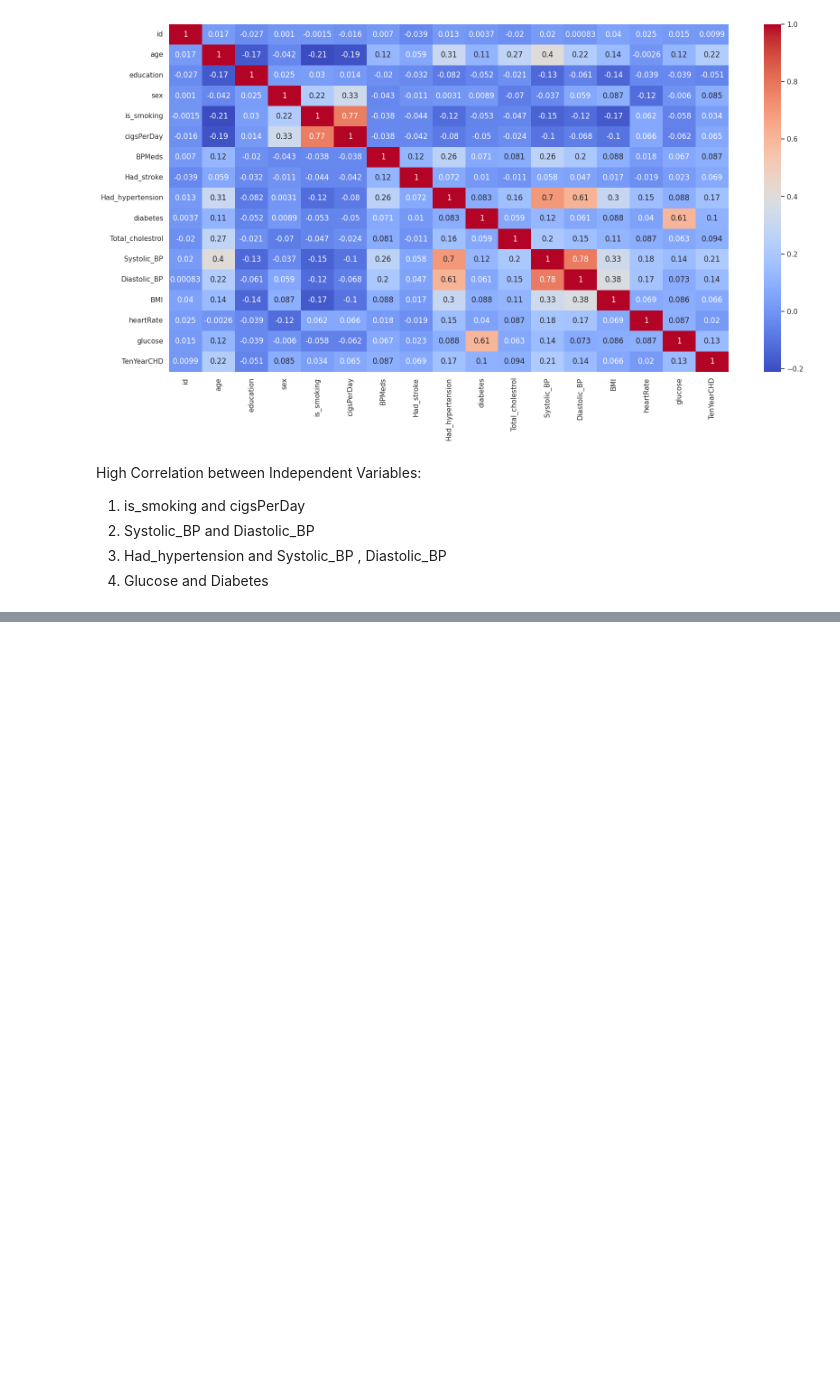
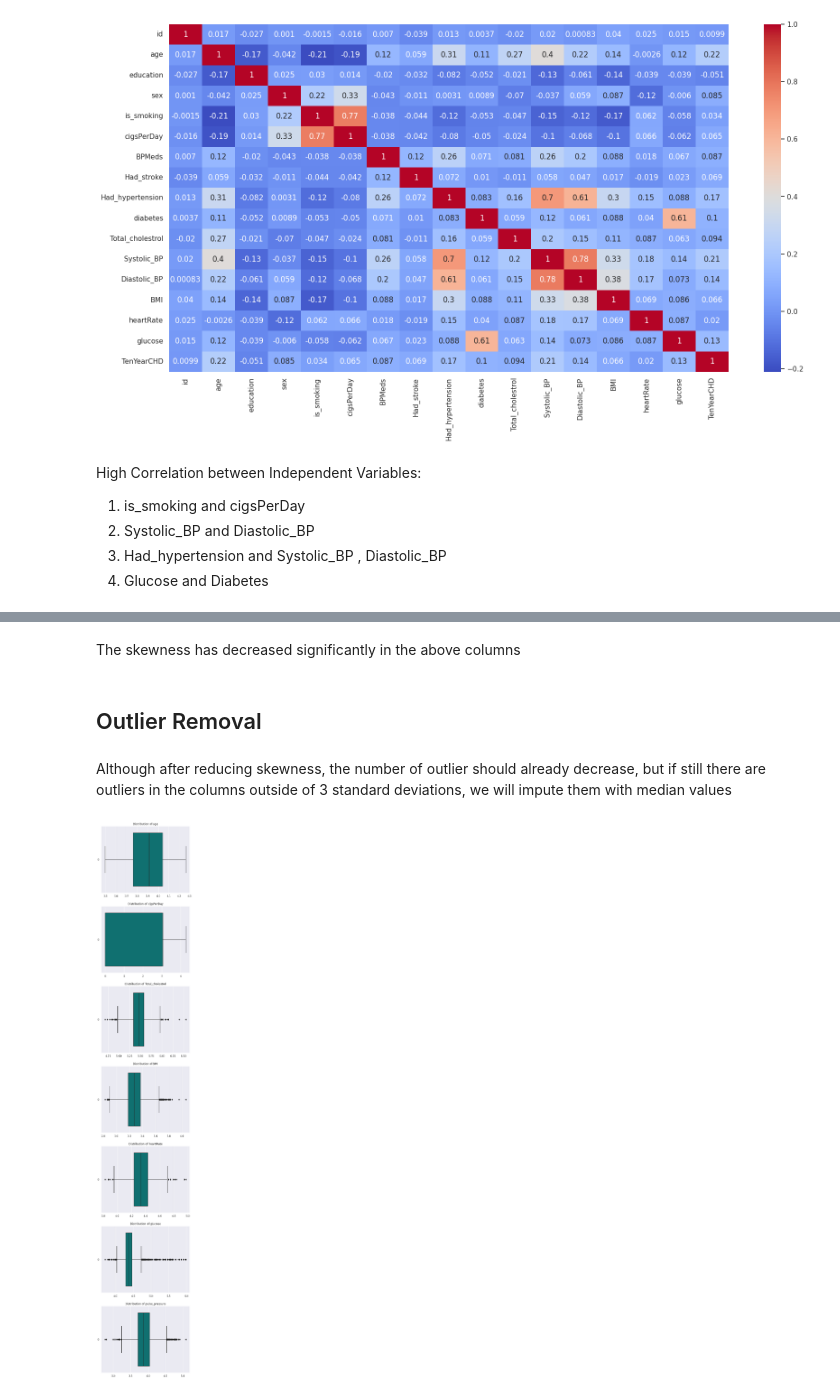
Before and after one commit to sidpatondikar/Capstone-Cardiovascular-Risk-Prediction, a Jupyter notebook: Cardiovasuclar_Risk_Prediction.ipynb, the cells around one changed output, grey strips where cells are left out. Cells and saved outputs as stored; diff of their text form; code cells hidden in the pictures; blank space fills up the shorter version.

```diff
--- a/Cardiovasuclar_Risk_Prediction.ipynb
+++ b/Cardiovasuclar_Risk_Prediction.ipynb
@@ -594,0 +762,18 @@ High Correlation between Independent Variables:
+# %% [markdown]
+The skewness has decreased significantly in the above columns
+# %% [markdown]
+## Outlier Removal
+# %% [markdown]
+Although after reducing skewness, the number of outlier should already decrease, but if still there are outliers in the columns outside of 3 standard deviations, we will impute them with median values
+# %%
+#Recheking OUtliers in continuos variables
+plt.figure(figsize=(7,50))
+
+for i, col in enumerate(continuos_var):
+  plt.subplot(8,1,i+1)
+  sns.boxplot(df[col],color='teal', orient='h')
+  plt.title('Distribution of '+col)
+
+plt.show()
+# %% [output]
+[figure, added]
```
Also changed, not shown: parts of 38 cells of this notebook.
